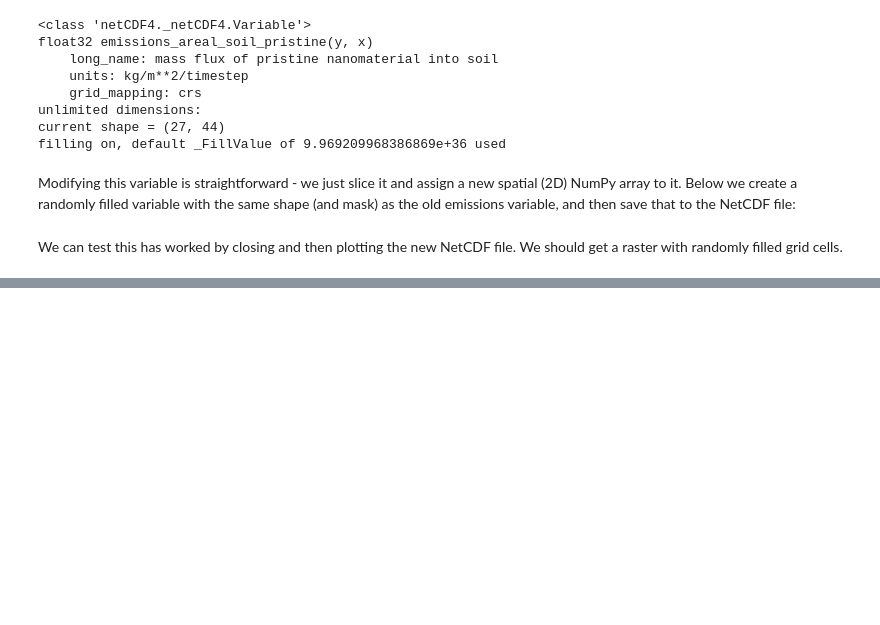
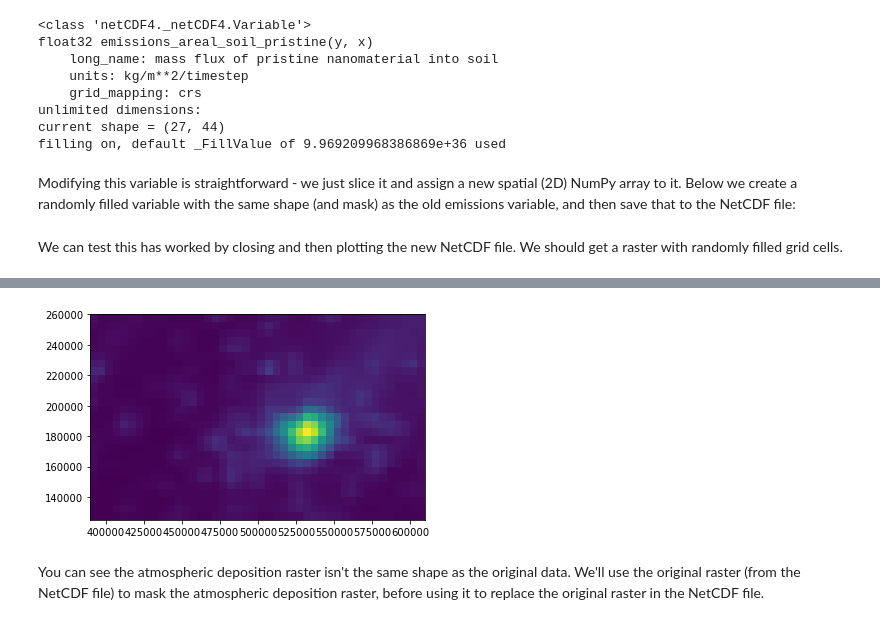
Before and after one commit to samharrison7/nanosolveit-nb, a Jupyter notebook: 2020-03-26_modifying-nanofase-input-data.ipynb, the cells around one changed output, grey strips where cells are left out. Drawn from its saved outputs; the diff is of its cells as text; code cells hidden in the pictures; blank space fills up the shorter version.

```diff
--- a/2020-03-26_modifying-nanofase-input-data.ipynb
+++ b/2020-03-26_modifying-nanofase-input-data.ipynb
@@ -90,0 +97,8 @@ More useful than this is to use a **GeoTIFF** file to fill the variable. In the
+# %%
+with rio.open('./data/emissions_atmospheric_drydepo_tio2_pristine_2015_1.tif') as rs:
+    show(rs)
+    new_var = rs.read(1)   # Reads the first band of the raster and returns NumPy array of its content
+# %% [output]
+[figure, added]
+# %% [markdown]
+You can see the atmospheric deposition raster isn't the same shape as the original data. We'll use the original raster (from the NetCDF file) to mask the atmospheric deposition raster, before using it to replace the original raster in the NetCDF file.
```
Also changed, not shown: parts of 9 cells of this notebook, 5 other files.
